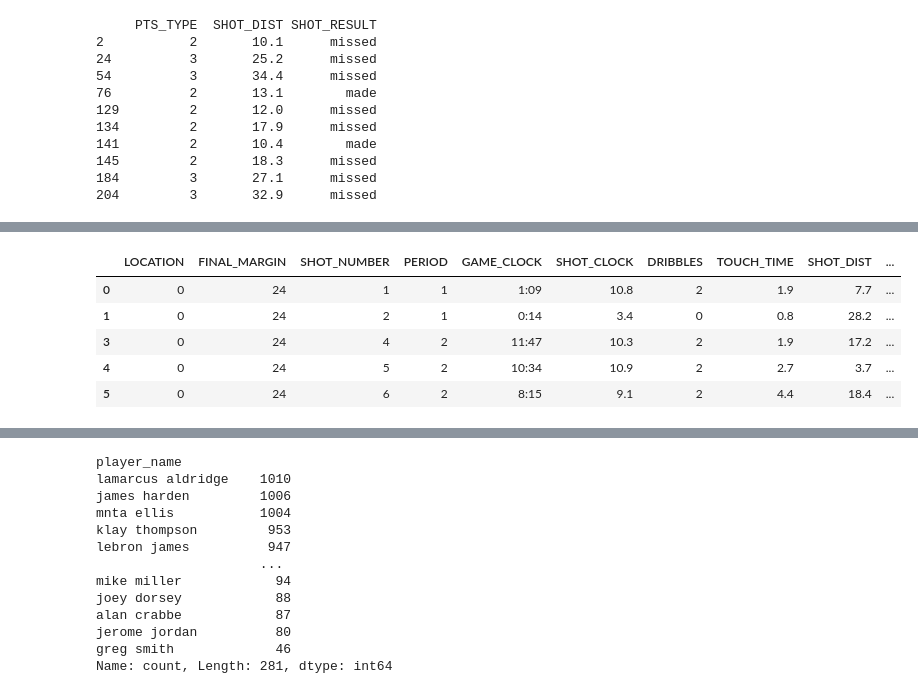
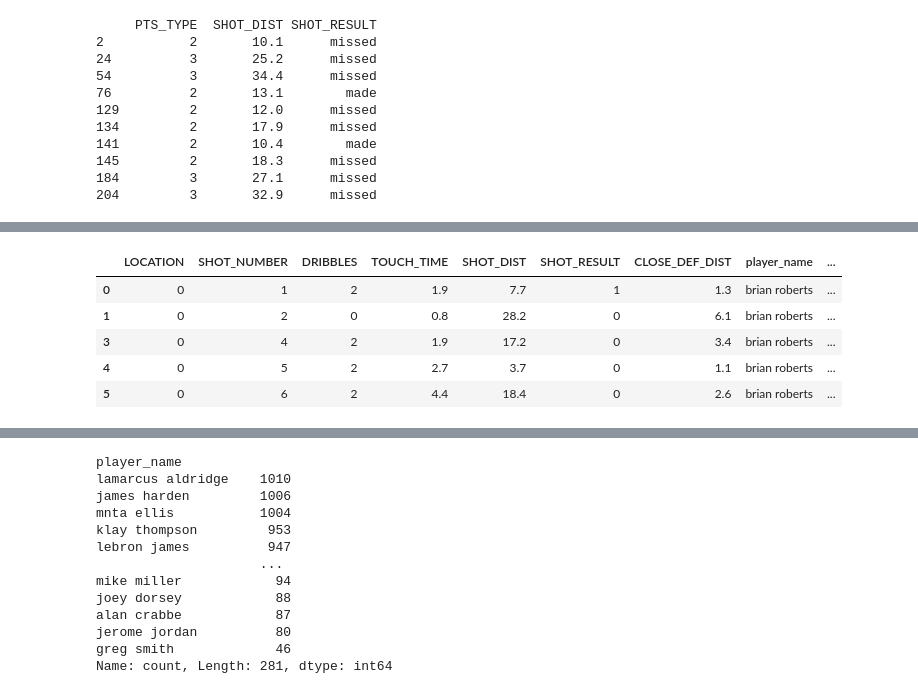
Before and after one commit to Bapt1st3/shot_prevision, a Jupyter notebook: projet.ipynb, the cells around one changed output, grey strips where cells are left out. Drawn from its saved outputs; the diff is of its cells as text; code cells hidden in the pictures.

```diff
--- a/projet.ipynb
+++ b/projet.ipynb
@@ -152,23 +178,19 @@ df = df.dropna(subset=['SHOT_CLOCK'])
 # %%
-
 #TODO mettre le game clock en temps complet prendre la periode (1,2,3,4) 1 quart temps = 12 min
-# additionne apres avec game_clock
-#drop ensuite period
-#a refaore
 
 # --- Convertir GAME_CLOCK en secondes ---
 def clock_to_seconds(clock_str):
     """Convertit une chaîne 'MM:SS' en secondes."""
     if isinstance(clock_str, str):
-        minutes, seconds = map(int, clock_str.split(':'))
-        return minutes * 60 + seconds
+        m, s = clock_str.split(':')
+        return int(m) * 60 + int(s)
     return None
 
-df['GAME_CLOCK_SEC'] = df['GAME_CLOCK'].apply(clock_to_seconds)
+#game clock est décroissant on commence à 12 min (ici on veux récupérer le temps écoulé depuis le depuis du quart temps)
+df['TIME_SPENT_QUATER_SEC'] = 12*60 - df['GAME_CLOCK'].apply(clock_to_seconds)
 
-# --- Calculer le temps absolu depuis le début du match ---
-# Chaque période dure 12 minutes = 720 secondes
-df['GAME_TIME_TOTAL'] = (df['PERIOD'] - 1) * 720 + (720 - df['GAME_CLOCK_SEC'])
+# Calculer le temps absolu depuis le début du match
+df['GAME_TIME_TOTAL'] = (df['PERIOD'] - 1) * 12*60 + (df['TIME_SPENT_QUATER_SEC'])
 
-df[['GAME_TIME_TOTAL']].head()
+df.head()
 # %% [output]
@@ -197,30 +204,39 @@ Name: count, Length: 3291, dtype: int64
 # %%
 #on one hot code les collonnes interresantes et drop le non intéressantes
-df['SHOT_RESULT'] = df['SHOT_RESULT'].map({'made': 1, 'missed': 0})
-df['LOCATION'] = df['LOCATION'].map({'H': 1, 'A': 0}) #home = 1 et away = 0
+# Vérifier si SHOT_RESULT contient déjà des valeurs numériques
+if df['SHOT_RESULT'].dtype == 'object':
+    df['SHOT_RESULT'] = df['SHOT_RESULT'].map({'made': 1, 'missed': 0})
+
+# Vérifier si LOCATION contient déjà des valeurs numériques
+if df['LOCATION'].dtype == 'object':
+    df['LOCATION'] = df['LOCATION'].map({'H': 1, 'A': 0})
+
 
 df = df.drop([
     'MATCHUP',
     'W',
     'GAME_ID',
     'CLOSEST_DEFENDER',
     'CLOSEST_DEFENDER_PLAYER_ID',
     'FGM',
     'PTS',
     'player_id',
     'PERIOD',
     'GAME_CLOCK',
-    'GAME_CLOCK_SEC'
-], axis=1)
+    'PTS_TYPE',  # dépend de la distance au panier, déjà prise en compte
+    'FINAL_MARGIN',
+    'SHOT_CLOCK'
+], axis=1, errors='ignore')
+
 
 df.head()
 # %% [output]
-|  | LOCATION | FINAL_MARGIN | SHOT_NUMBER | PERIOD | GAME_CLOCK | SHOT_CLOCK | DRIBBLES | TOUCH_TIME | SHOT_DIST | ... |
-| 0 | 0 | 24 | 1 | 1 | 1:09 | 10.8 | 2 | 1.9 | 7.7 | ... |
-| 1 | 0 | 24 | 2 | 1 | 0:14 | 3.4 | 0 | 0.8 | 28.2 | ... |
-| 3 | 0 | 24 | 4 | 2 | 11:47 | 10.3 | 2 | 1.9 | 17.2 | ... |
-| 4 | 0 | 24 | 5 | 2 | 10:34 | 10.9 | 2 | 2.7 | 3.7 | ... |
-| 5 | 0 | 24 | 6 | 2 | 8:15 | 9.1 | 2 | 4.4 | 18.4 | ... |
+|  | LOCATION | SHOT_NUMBER | DRIBBLES | TOUCH_TIME | SHOT_DIST | SHOT_RESULT | CLOSE_DEF_DIST | player_name | ... |
+| 0 | 0 | 1 | 2 | 1.9 | 7.7 | 1 | 1.3 | brian roberts | ... |
+| 1 | 0 | 2 | 0 | 0.8 | 28.2 | 0 | 6.1 | brian roberts | ... |
+| 3 | 0 | 4 | 2 | 1.9 | 17.2 | 0 | 3.4 | brian roberts | ... |
+| 4 | 0 | 5 | 2 | 2.7 | 3.7 | 0 | 1.1 | brian roberts | ... |
+| 5 | 0 | 6 | 2 | 4.4 | 18.4 | 0 | 2.6 | brian roberts | ... |
 # %%
 from sklearn.preprocessing import StandardScaler
 
```
Also changed, not shown: parts of 14 cells of this notebook.
